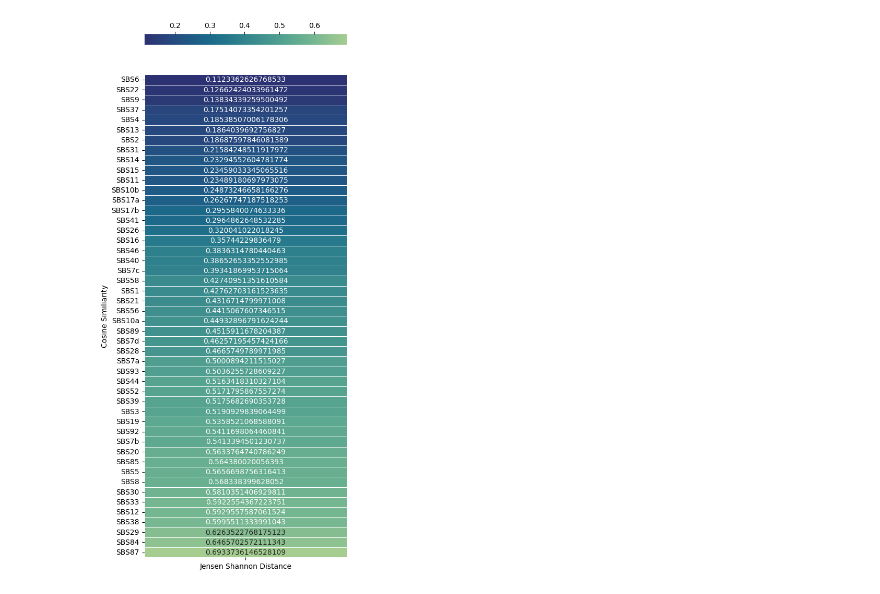
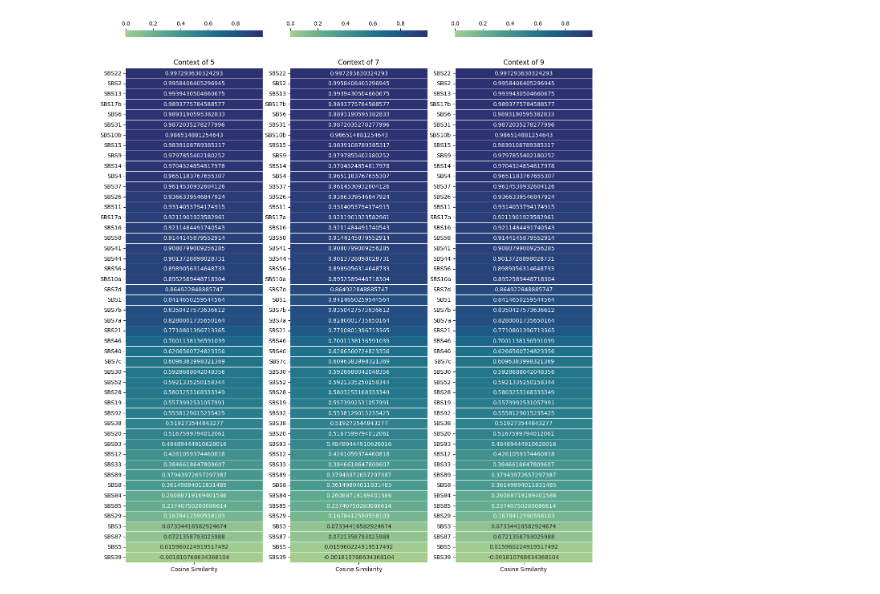
Before and after one commit to AlfonsoJan/GenomeSigInfer, a Jupyter notebook: notebook/notebook.ipynb, the cells around one changed output. Cells and saved outputs as stored; diff of their text form; code cells hidden in the pictures.

Commit message:
Added images for the increased context files

```diff
--- a/notebook/notebook.ipynb
+++ b/notebook/notebook.ipynb
@@ -61,19 +62,17 @@ plt.show(tr)
-# %%
-file_path = result_folder / "jensen.1536.dist.txt"
-data = np.loadtxt(file_path, dtype=str, delimiter="\t")
-labels = data[0]
-values = data[1]
-sorted_indices = np.argsort(values.astype(float))
-labels = labels[sorted_indices]
-values = values.astype(float)[sorted_indices]
-df = pd.DataFrame(values)
-df.index = labels
-df.columns = ["Jensen Shannon Distance"]
-plt.figure(figsize=(5, 15))
-tr = transforms.Affine2D().rotate_deg(90)
-ax = sns.heatmap(df, linewidth=.5, fmt = "", cmap="crest_r", annot = values.reshape(-1, 1), xticklabels=True, yticklabels=True, cbar_kws = dict(use_gridspec=False,location="top"))
-ax.set(ylabel="Cosine Similiarity")
-plt.savefig(result_folder_images / "jensen.shannon.distance.nmf.1536.heatmap.png", bbox_inches="tight", format="png", dpi=300, pad_inches=0.1)
-plt.show(tr)
-# %% [output]
-[figure, removed]
+# %%
+fig, axes = plt.subplots(1, 3, figsize=(15, 15))
+df1, values = get_df_cosine(result_folder / "cosine.1536.dist.txt", columns=["Cosine Similarity"])
+sns.heatmap(df1, linewidth=.5, fmt = "", cmap="crest", ax=axes[0], annot = values.reshape(-1, 1), xticklabels=True, yticklabels=True, cbar_kws = dict(use_gridspec=False,location="top"))
+axes[0].set_title('Context of 5')
+
+df, values = get_df_cosine(result_folder / "cosine.24576.dist.txt", columns=["Cosine Similarity"])
+sns.heatmap(df, linewidth=.5, fmt = "", cmap="crest", ax=axes[1], annot = values.reshape(-1, 1), xticklabels=True, yticklabels=True, cbar_kws = dict(use_gridspec=False,location="top"))
+axes[1].set_title('Context of 7')
+
+df, values = get_df_cosine(result_folder / "cosine.393216.dist.txt", columns=["Cosine Similarity"])
+sns.heatmap(df, linewidth=.5, fmt = "", cmap="crest", ax=axes[2], annot = values.reshape(-1, 1), xticklabels=True, yticklabels=True, cbar_kws = dict(use_gridspec=False,location="top"))
+axes[2].set_title('Context of 9')
+plt.savefig(result_folder_images / 'cosine.similarity.increased.context.png', bbox_inches='tight')
+plt.show()
+# %% [output]
+[figure, added]
```
Also changed, not shown: parts of 6 cells of this notebook, 4 other files.
